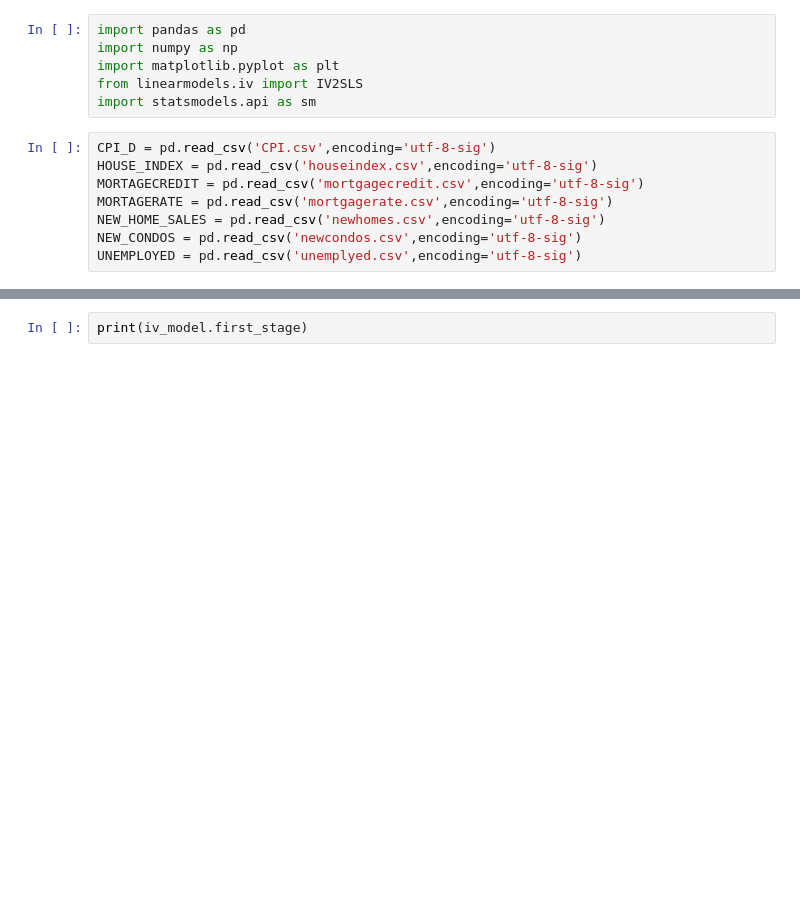
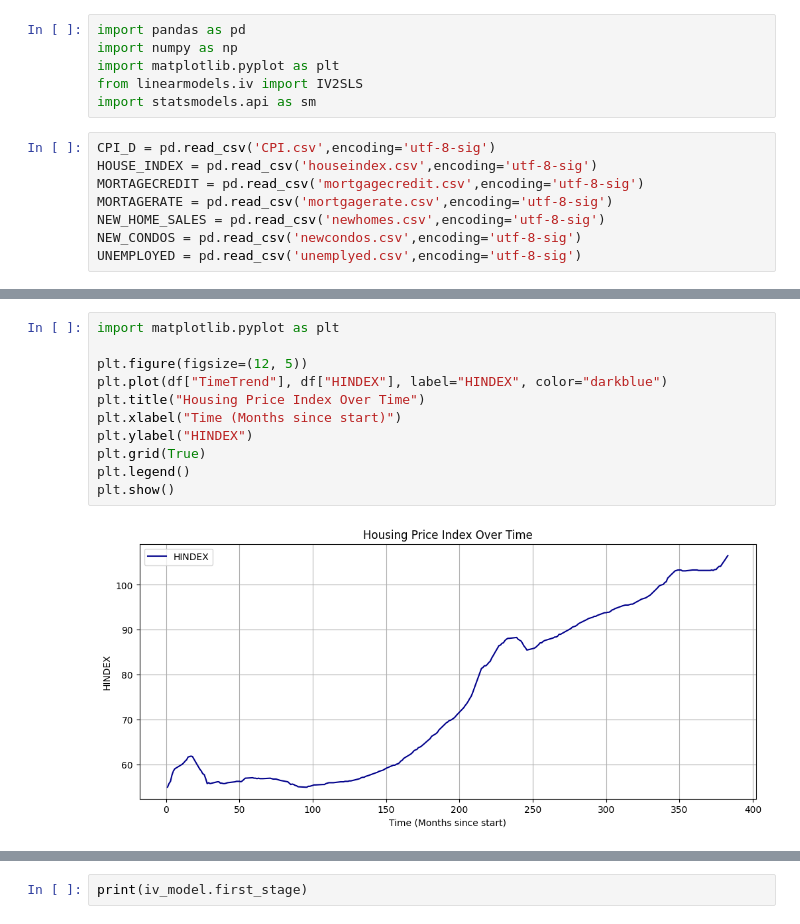
Before and after one commit to Winston8885/econproject, a Jupyter notebook: page.ipynb, the cells around one changed output, grey strips where cells are left out. Drawn from its saved outputs; the diff is of its cells as text; blank space fills up the shorter version.

```diff
--- a/page.ipynb
+++ b/page.ipynb
@@ -90,0 +58,13 @@ plt.show()
+# %%
+import matplotlib.pyplot as plt
+
+plt.figure(figsize=(12, 5))
+plt.plot(df["TimeTrend"], df["HINDEX"], label="HINDEX", color="darkblue")
+plt.title("Housing Price Index Over Time")
+plt.xlabel("Time (Months since start)")
+plt.ylabel("HINDEX")
+plt.grid(True)
+plt.legend()
+plt.show()
+# %% [output]
+[figure, added]
```
Also changed, not shown: parts of 14 cells of this notebook, 1 other file.
